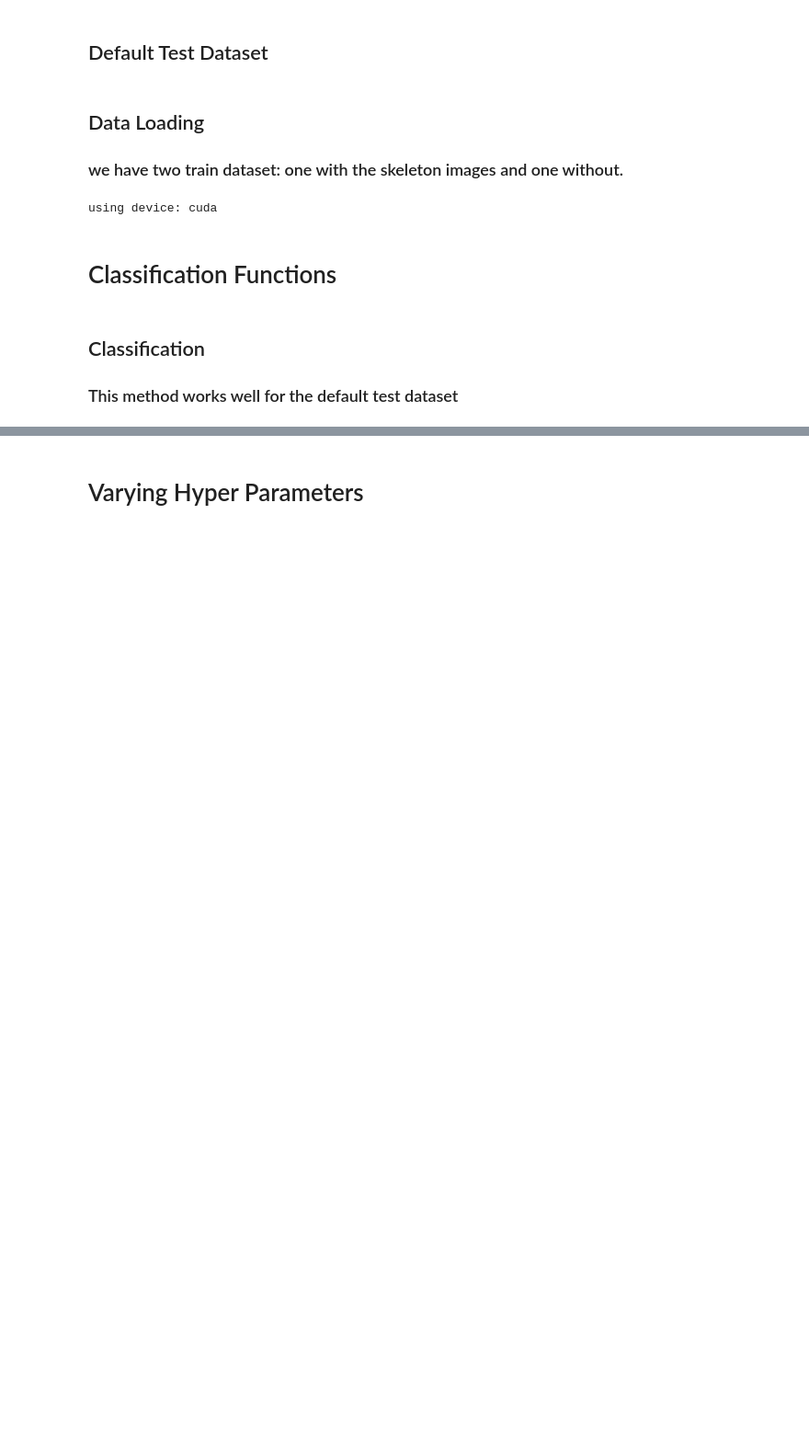
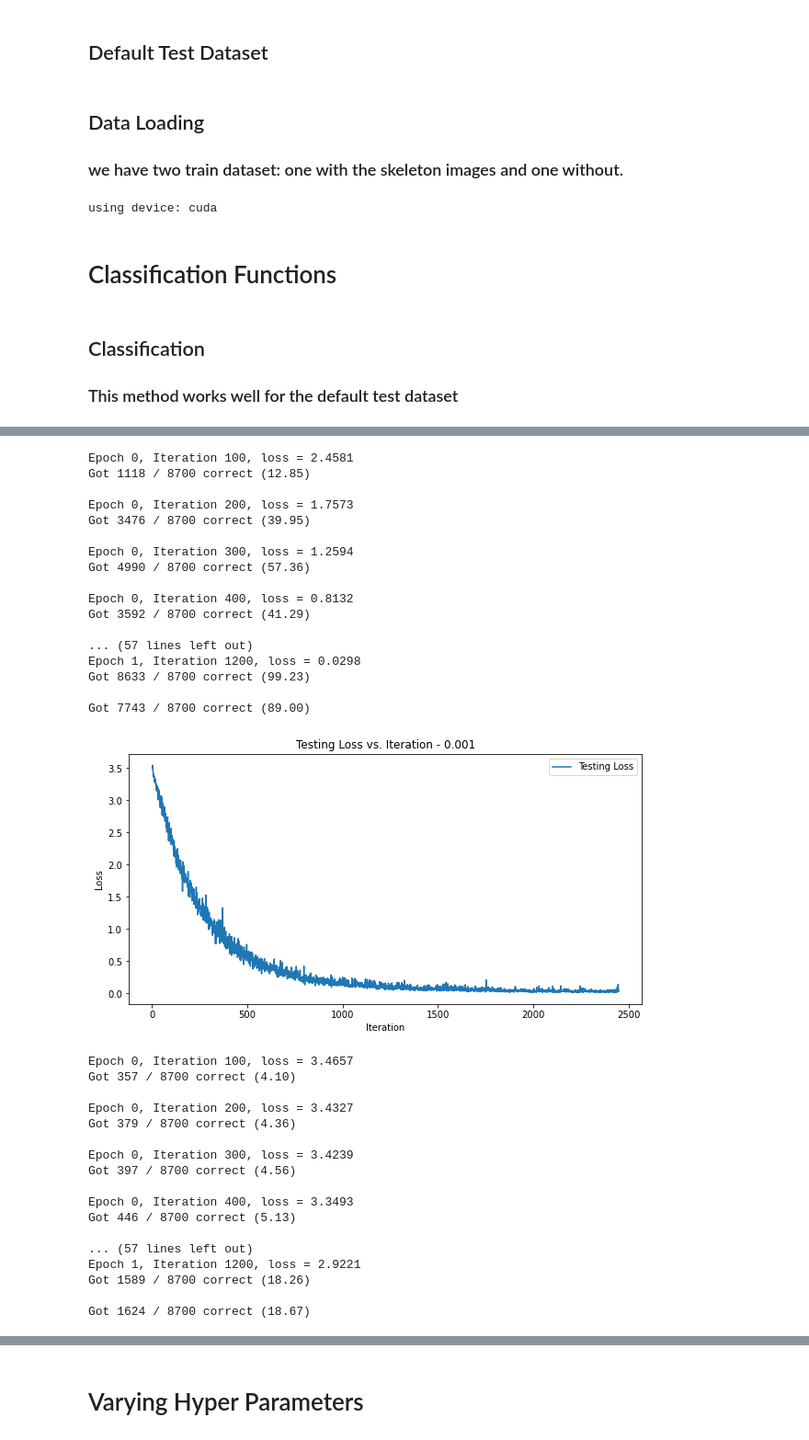
Before and after one commit to sebastian110203/ECE176Final, a Jupyter notebook: ECE_176_Project.ipynb, the cells around one changed output, grey strips where cells are left out. Shown at 92% size. Drawn from its saved outputs; the diff is of its cells as text; code cells hidden in the pictures; blank space fills up the shorter version.

```diff
--- a/ECE_176_Project.ipynb
+++ b/ECE_176_Project.ipynb
@@ -462,0 +452,79 @@ KeyboardInterrupt:
+# %%
+batchsize = [128,256]
+
+channel_1 = 32
+channel_2 = 16
+
+for batch_size in batchsize:
+    final_test = DataLoader(test_data, batch_size=batch_size, shuffle=False)
+    train_dataloaderskeleton = DataLoader(train_data, batch_size=batch_size, shuffle=True)
+    model = ResNet(num_class = num_class,batch_norm= True)
+    optimizer = optim.SGD(model.parameters(), lr=learning_rate,
+                     momentum=0.9, nesterov=True)
+
+    final_accuracy, iterations, losses = train_part34(model, optimizer, epochs=5)
+    plt.figure(figsize=(10, 5))
+    plt.plot(iterations, losses, label='Testing Loss')
+    plt.xlabel('Iteration')
+    plt.ylabel('Loss')
+    plt.title(f'Testing Loss vs. Iteration - {batch_size}')
+    plt.legend()
+    plt.show()
+# %%
+learningrate = [1e-3,1e-5]
+channel_1 = 32
+channel_2 = 16
+
+for learning_rate in learningrate:
+    final_test = DataLoader(test_data, batch_size=64, shuffle=False)
+    train_dataloaderskeleton = DataLoader(train_data, batch_size=64, shuffle=True)
+#####################################If needing to change NN#####
+    model = ResNet(num_class = num_class,batch_norm= True)
+    optimizer = optim.SGD(model.parameters(), lr=learning_rate,
+                         momentum=0.9, nesterov=True)
+
+###############################################################################
+    final_accuracy, iterations, losses = train_part34(model, optimizer, epochs=2)
+    plt.figure(figsize=(10, 5))
+    plt.plot(iterations, losses, label='Testing Loss')
+    plt.xlabel('Iteration')
+    plt.ylabel('Loss')
+    plt.title(f'Testing Loss vs. Iteration - {learning_rate}')
+    plt.legend()
+    plt.show()
+# %% [output]
+Epoch 0, Iteration 100, loss = 2.4581
+Got 1118 / 8700 correct (12.85)
+
+Epoch 0, Iteration 200, loss = 1.7573
+Got 3476 / 8700 correct (39.95)
+
+Epoch 0, Iteration 300, loss = 1.2594
+Got 4990 / 8700 correct (57.36)
+
+Epoch 0, Iteration 400, loss = 0.8132
+Got 3592 / 8700 correct (41.29)
+
+... (57 lines left out)
+Epoch 1, Iteration 1200, loss = 0.0298
+Got 8633 / 8700 correct (99.23)
+
+Got 7743 / 8700 correct (89.00)
+[figure, added]
+Epoch 0, Iteration 100, loss = 3.4657
+Got 357 / 8700 correct (4.10)
+
+Epoch 0, Iteration 200, loss = 3.4327
+Got 379 / 8700 correct (4.36)
+
+Epoch 0, Iteration 300, loss = 3.4239
+Got 397 / 8700 correct (4.56)
+
+Epoch 0, Iteration 400, loss = 3.3493
+Got 446 / 8700 correct (5.13)
+
+... (57 lines left out)
+Epoch 1, Iteration 1200, loss = 2.9221
+Got 1589 / 8700 correct (18.26)
+
+Got 1624 / 8700 correct (18.67)
```
Also changed, not shown: parts of 38 cells of this notebook.
